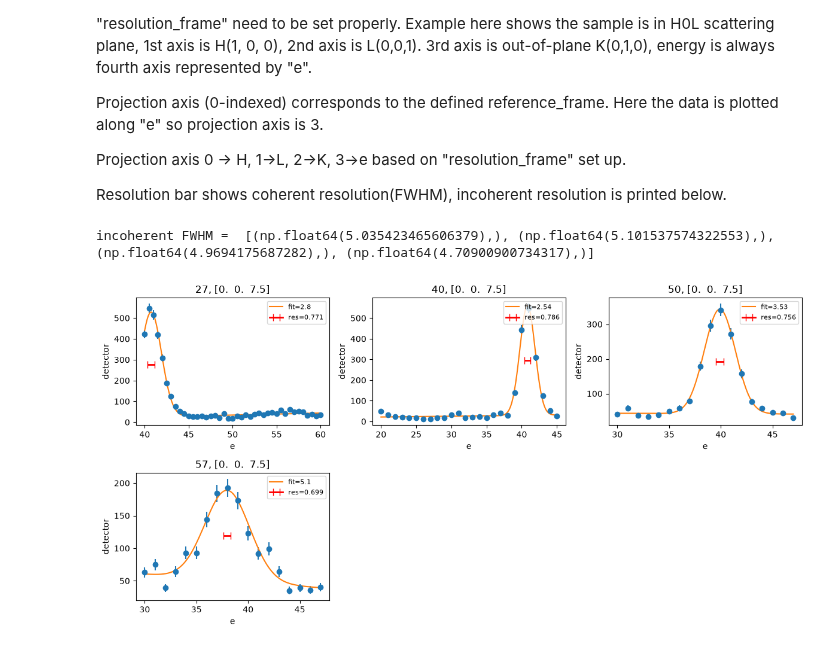
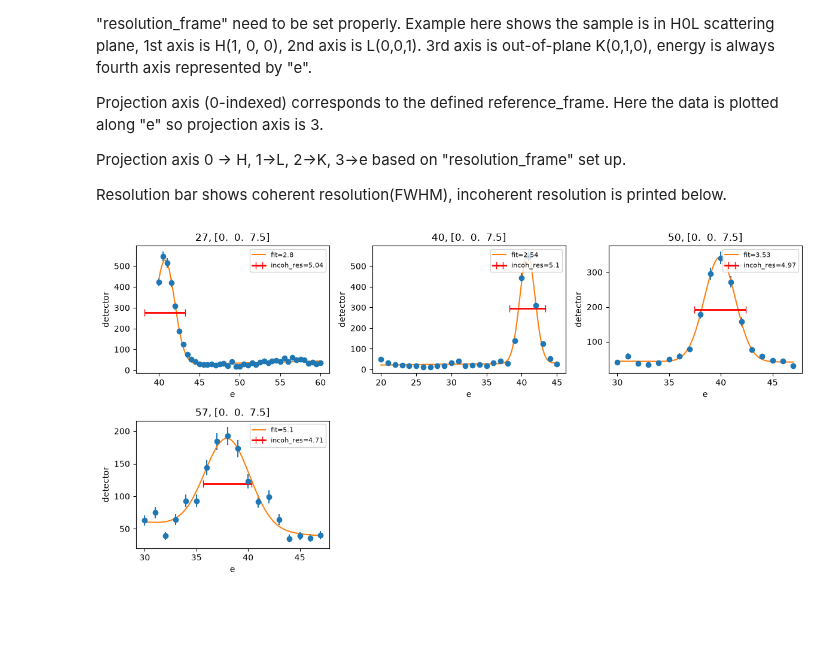
Before and after one commit to neutrons/TAVI, a Jupyter notebook: scripts/ellipse_in_hkle.ipynb, the cells around one changed output. Cells and saved outputs as stored; diff of their text form; code cells hidden in the pictures; blank space fills up the shorter version.

Commit message:
allow saving figures

```diff
--- a/scripts/ellipse_in_hkle.ipynb
+++ b/scripts/ellipse_in_hkle.ipynb
@@ -124,16 +122,16 @@ Resolution bar shows coherent resolution(FWHM), incoherent resolution is printed
 # %%
 _=tas.browse(scan_list,
                                         show_fits=True,
                                         model_dict=[(ModelName.Gaussian, dict(prefix="g",guess = True)),
                                                     (ModelName.Linear, dict(prefix="l",guess=True))],
                                         show_resolution_bar=True,
                                         show_components=False,
                                         resolution_frame=((1, 0, 0), (0, 0, 1), (0, 1, 0), "e"),
                                         projection_axis=3,
-                                        )
+                                        coh_bar=False,
+                                        save_figure="test_fig.png")
 # %% [output]
-incoherent FWHM =  [(np.float64(5.035423465606379),), (np.float64(5.101537574322553),), (np.float64(4.9694175687282),), (np.float64(4.70900900734317),)]
-[figure, old version]
+[figure, new version]
 # %%
 tas.browse_resolution_ellipse(scan_list, resolution_frame=((1, 0, 0), (0, 0, 1), (0, 1, 0), "e"),ellipse_axes=(1, 2))
 # %% [output]
```
Also changed, not shown: parts of 3 cells of this notebook, 4 other files.
